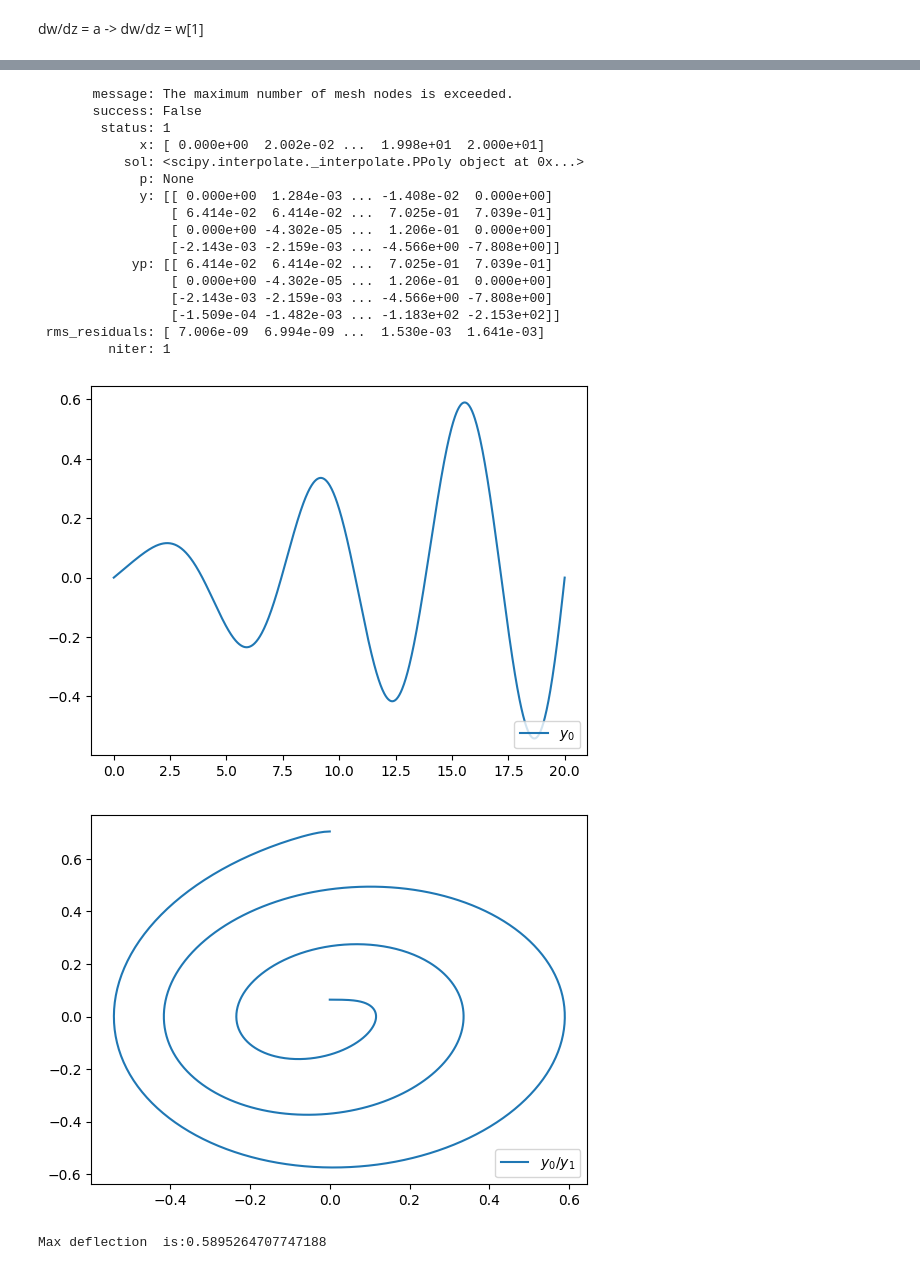
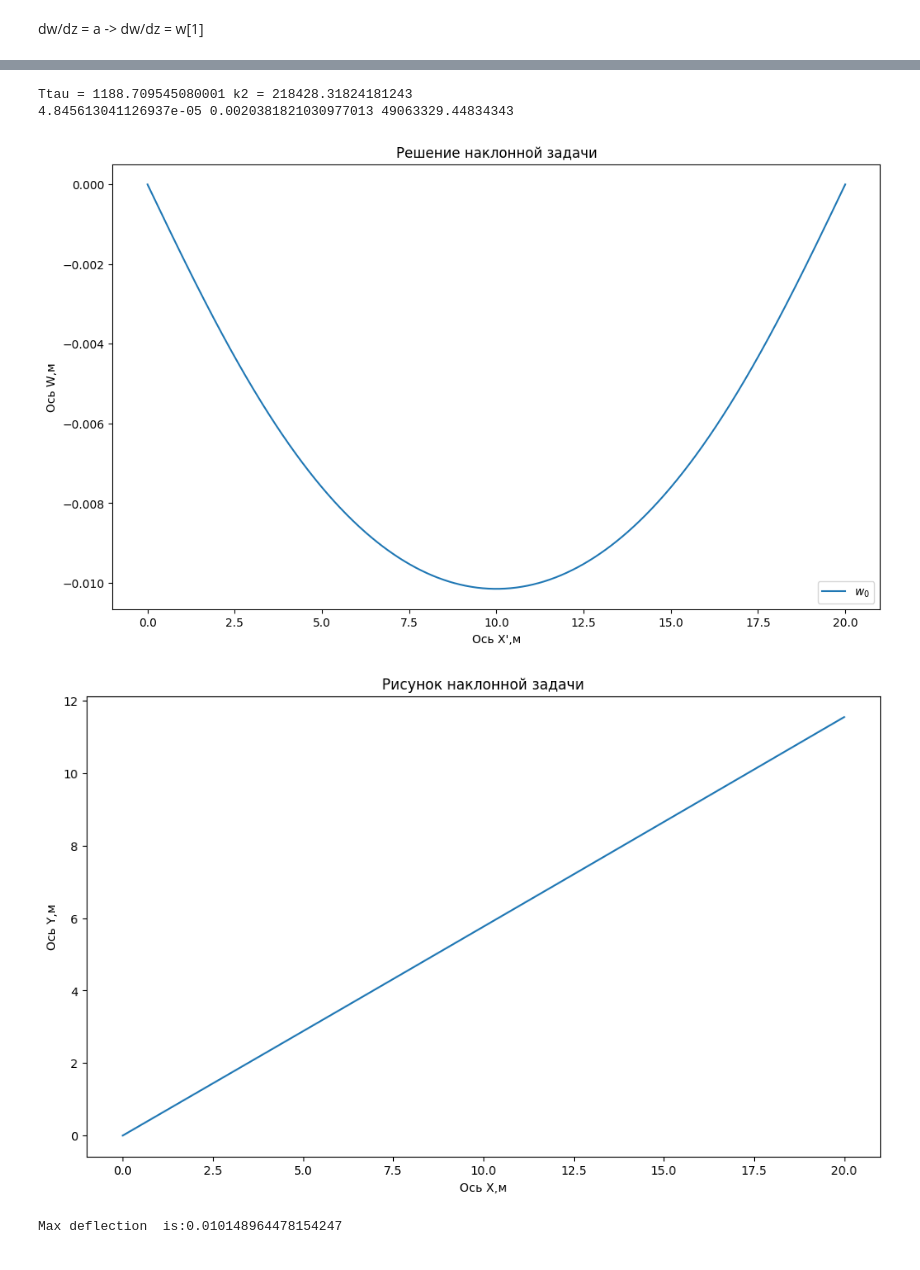
Before and after one commit to SpaceZeroed/Direc_Pipe, a Jupyter notebook: New_Direct_pipe.ipynb, the cells around one changed output, grey strips where cells are left out. Saved outputs shown, nothing was run; the diff lists cells and outputs as text; code cells hidden in the pictures.

```diff
--- a/New_Direct_pipe.ipynb
+++ b/New_Direct_pipe.ipynb
@@ -6,0 +425,8 @@ import matplotlib.pyplot as plt
+# %%
+addQ = addQdict_maker(X0=[5],Sigma=[3],Plist=[1e3])
+T1 = TubeSolver(l=20,addQ_params=addQ,addQGauss_params=[])
+set_plot(xlabel='Ось X,м',ylabel='Ось Y,м',title='Решение горизонтальной задачи')
+for i in range(7):
+  T1.addQ_params = addQdict_maker(X0=[5],Sigma=[3],Plist=[1e3*10**i])
+  Plotting(T1.solution,f'2nd order bc with addQ=1e3*10**{i}')
+plt.show()
@@ -104,47 +556,51 @@ Max deflection  is:0.028364353549065257
+# %%
+def init2(Phi):
+  init()
+  global Ftr, Tn, Ttau, phi, k2
+  phi = Phi
+  Tn = q * np.cos(phi)
+  Ttau = q * np.sin(phi)
+  b = 2 * np.sqrt(Tn * (1 - 0.09) * 0.5 / np.pi / E_soil) # длина дуги
+  k0 = 20 * 10 ** 6 #коэффициент жесткости основания для глинистых грунтов пластичных
+  k2 = k0 * 2 * b
 # %%
 # Решаем краевую задачу через SciPy
-k=30
-def fun(x,w):
-  return np.vstack((w[1],w[2],w[3], k*w[3]-w[2]+w[1]-w[0]+x*np.sin(x)))
-
+init2(np.pi/6)
+print("Ttau =", Ttau, "k2 =", k2)
+print(q/( E * Jx) , N/( E * Jx), ( E * Jx))
+# Правые части системы
+def fun2(x,w):
+  return np.vstack((w[1],w[2],w[3], (-Tn - k2 * w[0] + N * w[2] ) / ( E * Jx)))
+# Краевые условия
 def bc(ya, yb):
   return np.array([ya[0], yb[0], ya[2], yb[2]])
 totalNodes = 1000
 x = np.linspace(0, l, totalNodes)
 y_a = np.zeros((4, x.shape[0]))
-solbc = solve_bvp(fun,bc,x,y_a, tol = 1e-10, max_nodes=totalNodes)
-print(solbc)
+solbc = solve_bvp(fun2,bc,x,y_a, tol = 1e-10, max_nodes=totalNodes)
+#print(solbc)
 x_measles_plot = np.linspace(0, l, totalNodes)
 y_measles_plot = solbc.sol(x_measles_plot)
-plt.plot(x_measles_plot, y_measles_plot[0], label='$y_0$')
+set_plot(xlabel="Ось X',м",ylabel='Ось W,м',title='Решение наклонной задачи')
+plt.plot(x_measles_plot, y_measles_plot[0], label='$w_0$')
 #plt.plot(x_measles_plot, y_measles_plot[1], label='$y_1$')
 #plt.plot(x_measles_plot, y_measles_plot[2], label='$y_2$')
 #plt.plot(x_measles_plot, y_measles_plot[3], label='$y_3$')
 plt.legend(loc='lower right')
 plt.show()
-plt.plot(y_measles_plot[0], y_measles_plot[1], label='$y_0/ y_1$')
-plt.legend(loc='lower right')
+set_plot(xlabel="Ось X,м",ylabel='Ось Y,м',title='Рисунок наклонной задачи')
+y_fig = np.zeros_like(x_measles_plot)
+for i in range(totalNodes):
+    y_fig[i] = y_measles_plot[0][i] +x_measles_plot[i]*np.tan(phi)
+#print(y_fig)
+plt.plot(x_measles_plot, y_fig, label='$y_0$')
 plt.show()
 yy = solbc.y[0]
 print()
-print(f'Max deflection  is:{max(yy)}')
+print(f'Max deflection  is:{max(abs(yy))}')
 # %% [output]
-       message: The maximum number of mesh nodes is exceeded.
-       success: False
-        status: 1
-             x: [ 0.000e+00  2.002e-02 ...  1.998e+01  2.000e+01]
-           sol: <scipy.interpolate._interpolate.PPoly object at 0x...>
-             p: None
-             y: [[ 0.000e+00  1.284e-03 ... -1.408e-02  0.000e+00]
-                 [ 6.414e-02  6.414e-02 ...  7.025e-01  7.039e-01]
-                 [ 0.000e+00 -4.302e-05 ...  1.206e-01  0.000e+00]
-                 [-2.143e-03 -2.159e-03 ... -4.566e+00 -7.808e+00]]
-            yp: [[ 6.414e-02  6.414e-02 ...  7.025e-01  7.039e-01]
-                 [ 0.000e+00 -4.302e-05 ...  1.206e-01  0.000e+00]
-                 [-2.143e-03 -2.159e-03 ... -4.566e+00 -7.808e+00]
-                 [-1.509e-04 -1.482e-03 ... -1.183e+02 -2.153e+02]]
- rms_residuals: [ 7.006e-09  6.994e-09 ...  1.530e-03  1.641e-03]
-         niter: 1
+Ttau = 1188.709545080001 k2 = 218428.31824181243
+4.845613041126937e-05 0.0020381821030977013 49063329.44834343
-[figure, old version]
+[figure, new version]
-[figure, old version]
+[figure, new version]
-Max deflection  is:0.5895264707747188
+Max deflection  is:0.010148964478154247
```
Also changed, not shown: parts of 58 cells of this notebook.
